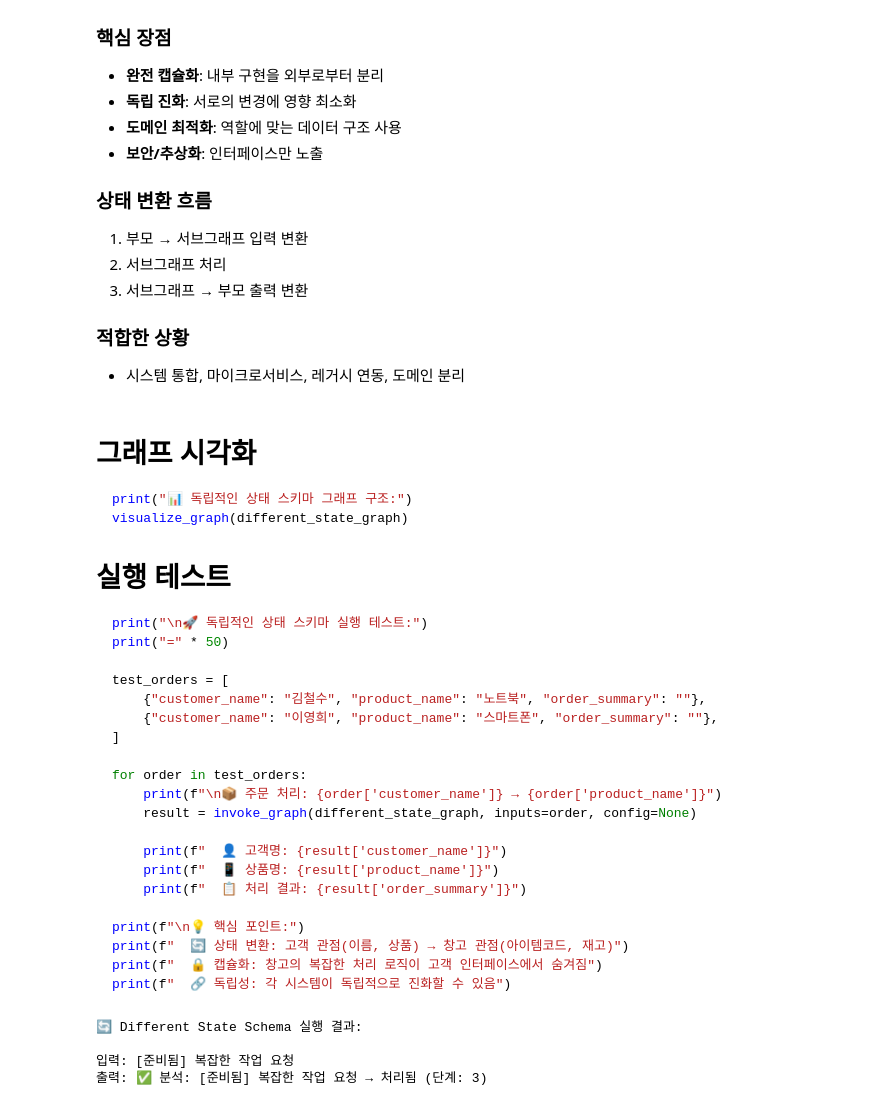
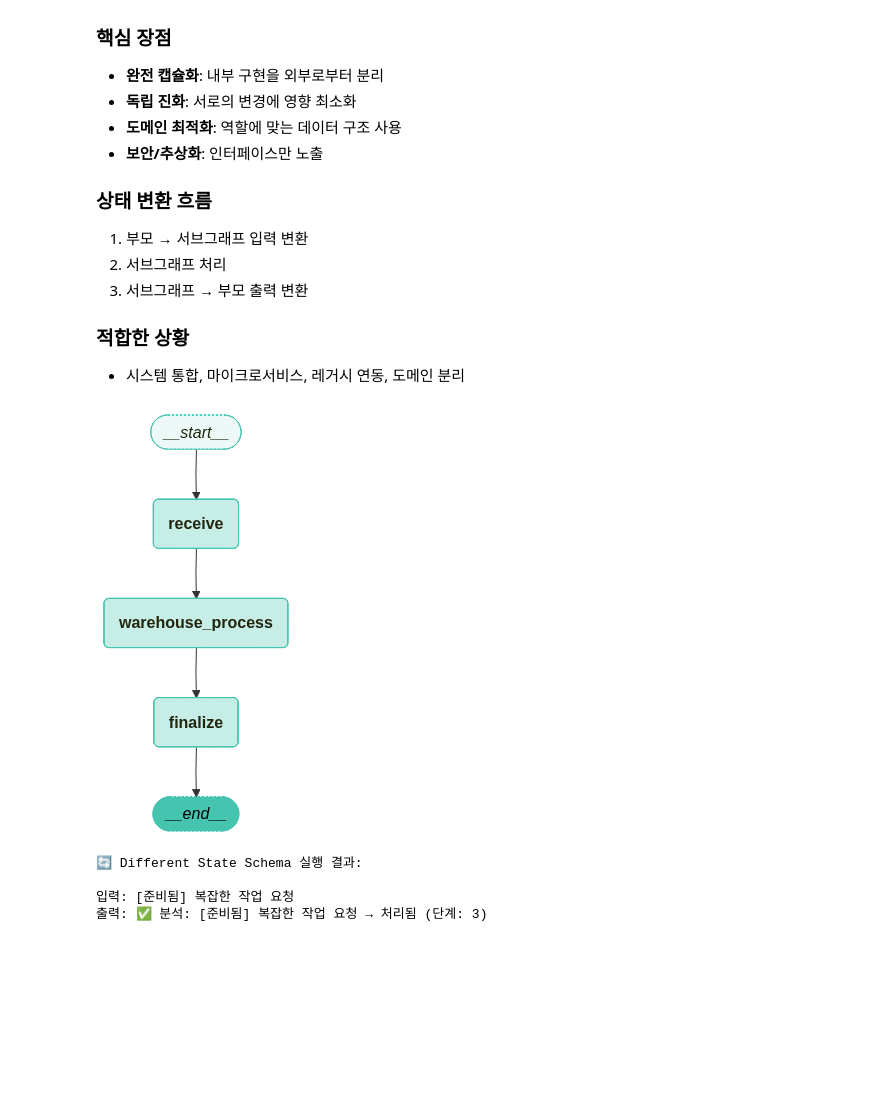
Before and after one commit to teddynote-lab/langgraph-tutorial, a Jupyter notebook: 01-QuickStart/03-QuickStart-LangGraph-Subgraph.ipynb, the cells around one changed output. Drawn from its saved outputs; the diff is of its cells as text; code cells hidden in the pictures; blank space fills up the shorter version.

````diff
--- a/01-QuickStart/03-QuickStart-LangGraph-Subgraph.ipynb
+++ b/01-QuickStart/03-QuickStart-LangGraph-Subgraph.ipynb
@@ -414,33 +419,7 @@ print("✅ 독립적인 상태 스키마 예제 (주문-창고 시스템) 생성
-# %% [markdown]
-# 그래프 시각화
-```python
-print("📊 독립적인 상태 스키마 그래프 구조:")
-visualize_graph(different_state_graph)
-```
-
-# 실행 테스트
-```python
-print("\n🚀 독립적인 상태 스키마 실행 테스트:")
-print("=" * 50)
-
-test_orders = [
-    {"customer_name": "김철수", "product_name": "노트북", "order_summary": ""},
-    {"customer_name": "이영희", "product_name": "스마트폰", "order_summary": ""},
-]
-
-for order in test_orders:
-    print(f"\n📦 주문 처리: {order['customer_name']} → {order['product_name']}")
-    result = invoke_graph(different_state_graph, inputs=order, config=None)
-
-    print(f"  👤 고객명: {result['customer_name']}")
-    print(f"  📱 상품명: {result['product_name']}")
-    print(f"  📋 처리 결과: {result['order_summary']}")
-
-print(f"\n💡 핵심 포인트:")
-print(f"  🔄 상태 변환: 고객 관점(이름, 상품) → 창고 관점(아이템코드, 재고)")
-print(f"  🔒 캡슐화: 창고의 복잡한 처리 로직이 고객 인터페이스에서 숨겨짐")
-print(f"  🔗 독립성: 각 시스템이 독립적으로 진화할 수 있음")
-```
+# %%
+visualize_graph(different_state_graph, xray=True)
+# %% [output]
+[figure, added]
 # %%
 # 부모 그래프의 상태
 class ParentState(TypedDict):
````
Also changed, not shown: parts of 15 cells of this notebook, 5 other files.
